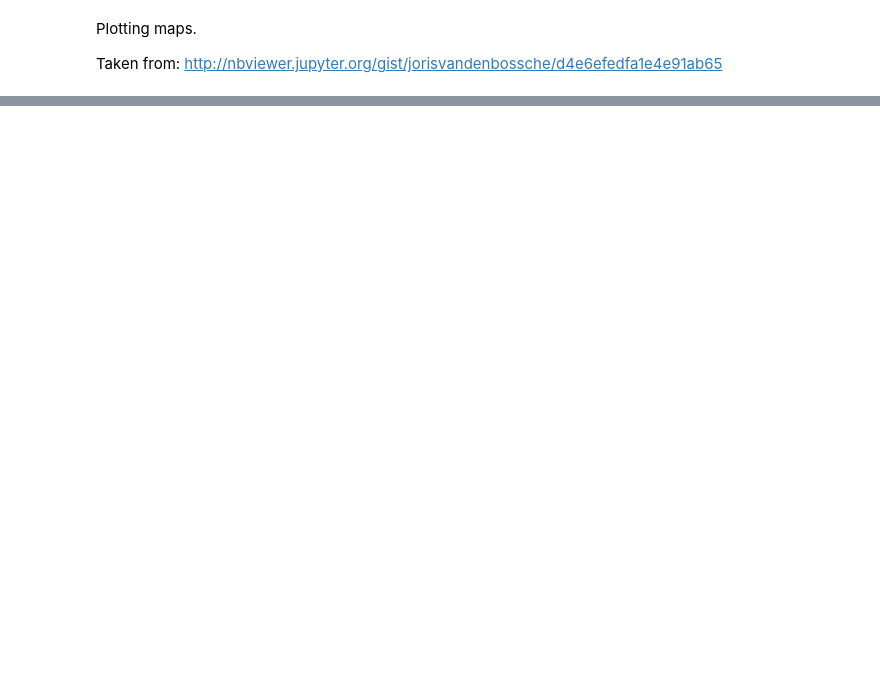
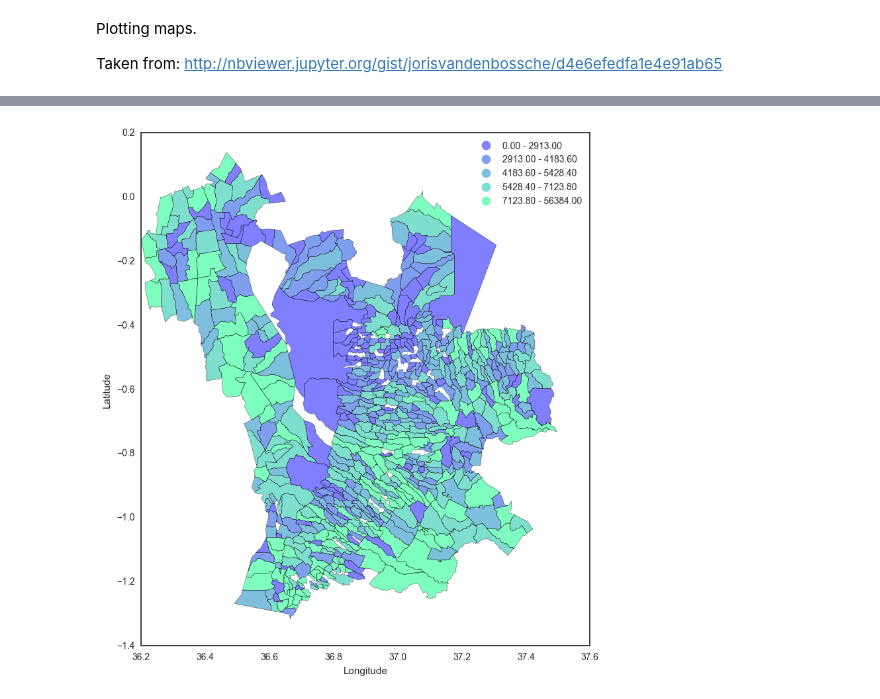
Before and after one commit to ArnholdInstitute/ACM-DEV, a Jupyter notebook: estimates.ipynb, the cells around one changed output, grey strips where cells are left out. Saved outputs shown, nothing was run; the diff lists cells and outputs as text; code cells hidden in the pictures; blank space fills up the shorter version.

```diff
--- a/estimates.ipynb
+++ b/estimates.ipynb
@@ -244,5 +303,9 @@ plt.savefig('map_est.png', bbox_inches='tight', dpi=300)
 # %%
-df_geo_sl_prov.plot(column='pop_sublocation_actual', linewidth=0.25, figsize=(10, 10), scheme='Quantiles', k=5, colormap='winter', legend=True)
-sns.axlabel('Longitude', 'Latitude')
+df_geo_sl_prov.plot(column='pop_sublocation_actual', linewidth=0.25, figsize=(10, 10),
+                    scheme='Quantiles', k=5, cmap='winter', legend=True)
+plt.xlabel('Longitude')
+plt.ylabel('Latitude')
 plt.savefig('map_actual.png', bbox_inches='tight', dpi=300)
+# %% [output]
+[figure, added]
 # %%
```
Also changed, not shown: parts of 15 cells of this notebook, 4 other files.
